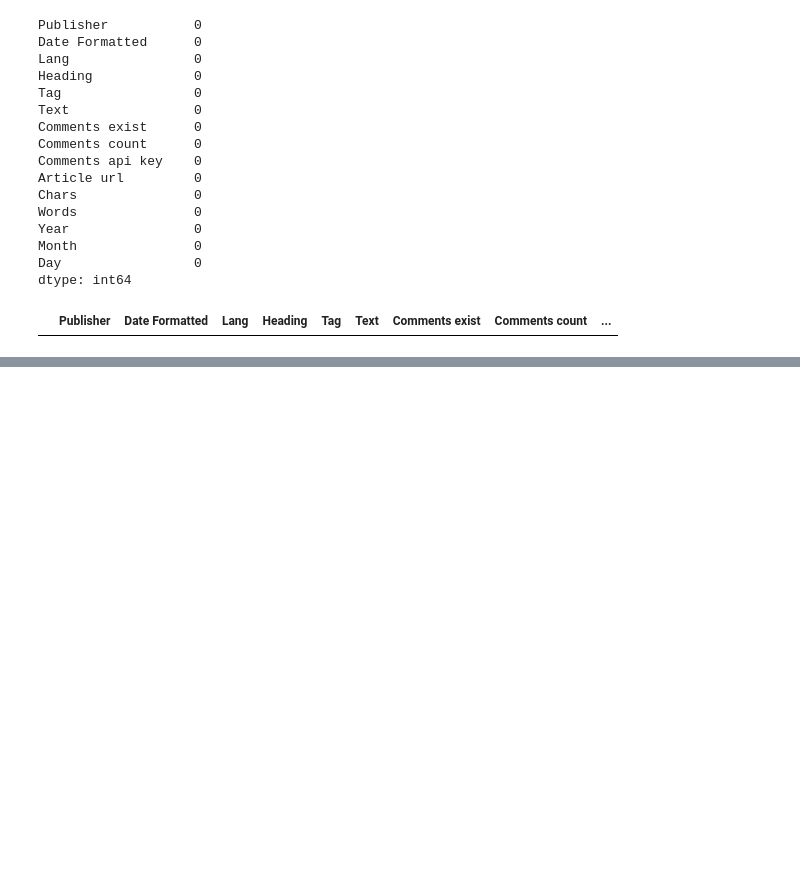
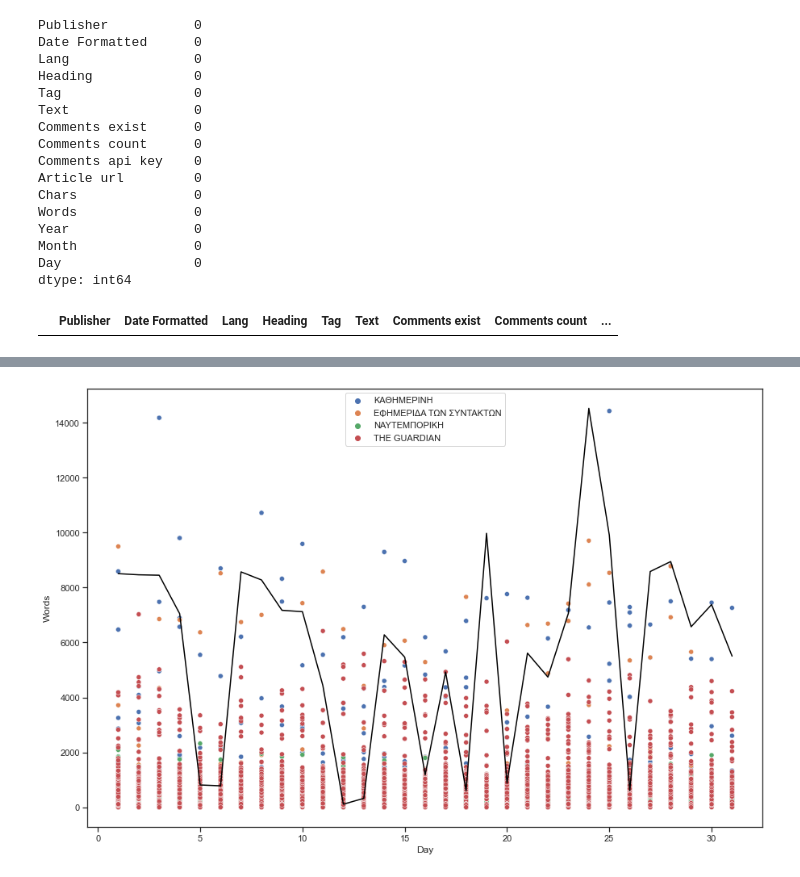
Before and after one commit to inhaltone/132DOW, a Jupyter notebook: notebooks/dataVisualization.ipynb, the cells around one changed output, grey strips where cells are left out. Saved outputs shown, nothing was run; the diff lists cells and outputs as text; code cells hidden in the pictures; blank space fills up the shorter version.

```diff
--- a/notebooks/dataVisualization.ipynb
+++ b/notebooks/dataVisualization.ipynb
@@ -115,0 +135,17 @@ war_df.head()
+# %%
+from matplotlib import pyplot as plt
+
+plt.figure(figsize=(15, 10))
+ax = sns.scatterplot(x='Day',
+                     y='Words',
+                     hue='Publisher',
+                     legend='full',
+                     data=war_df)
+max_transistors_per_year = war_df.groupby('Day')['Comments count'].max()
+sns.lineplot(data=max_transistors_per_year,
+             ax=ax.axes,
+             color='black')
+# ax.set_xlim(2006, 2021)
+plt.show()
+# %% [output]
+[figure, added]
```
Also changed, not shown: parts of 8 cells of this notebook, 1 other file.
